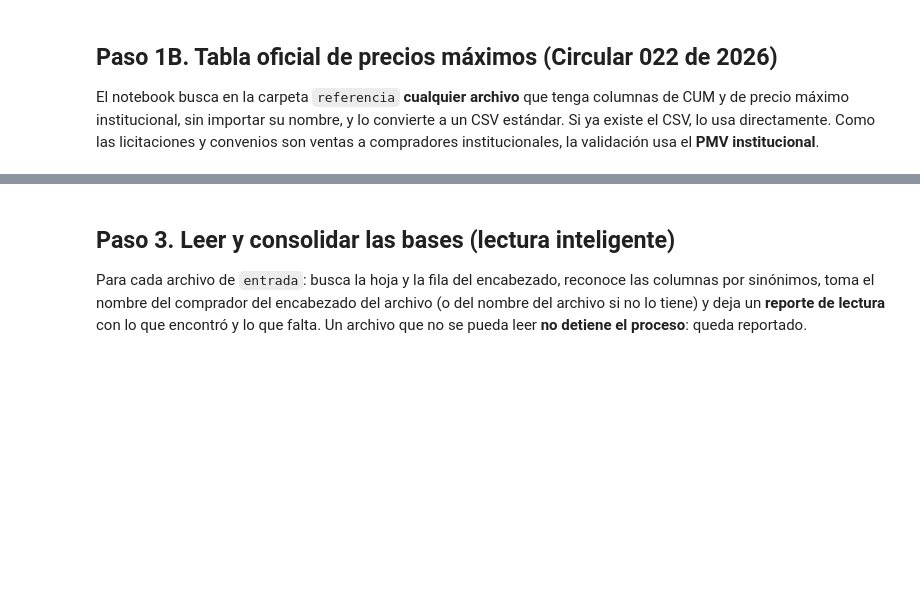
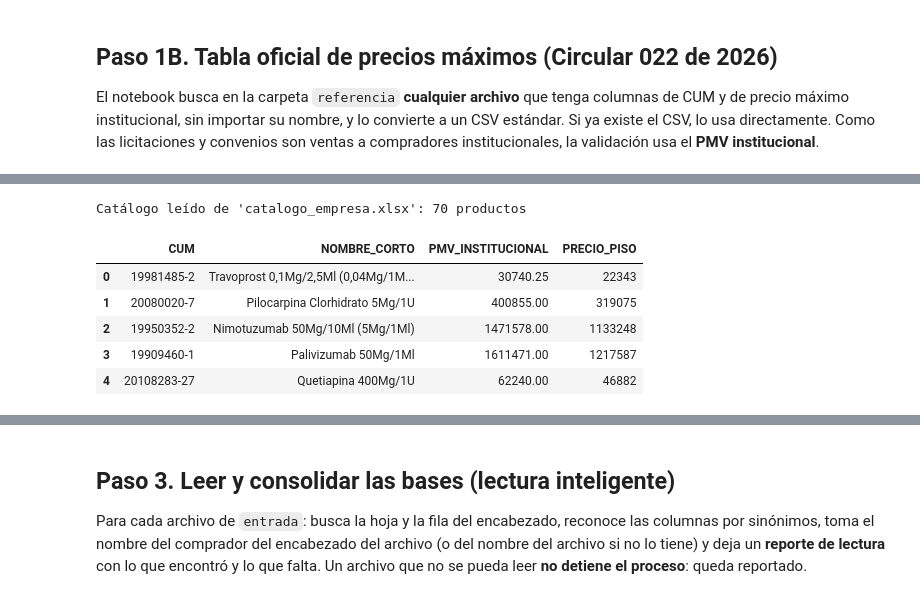
Before and after one commit to ivanherrerabaquero-dev/validacion-precios-medicamentos, a Jupyter notebook: notebooks/proyecto_validacion_precios.ipynb, the cells around one changed output, grey strips where cells are left out. Saved outputs shown, nothing was run; the diff lists cells and outputs as text; code cells hidden in the pictures; blank space fills up the shorter version.

```diff
--- a/notebooks/proyecto_validacion_precios.ipynb
+++ b/notebooks/proyecto_validacion_precios.ipynb
@@ -341,0 +221,33 @@ Archivos en entrada: ['LP-045-2026 propuesta economica Guayacan.xlsx', 'Oferta_R
+# %%
+SINONIMOS_CATALOGO = {
+    "CUM": ["CUM", "CODIGO CUM", "CUM IUM"],
+    "PRECIO_PISO": ["PRECIO PISO", "COSTO", "PRECIO MINIMO", "COSTO UNITARIO", "PISO"],
+    "NOMBRE_CORTO": ["NOMBRE CORTO", "PRINCIPIO ACTIVO", "NOMBRE GENERICO"],
+}
+cat_archivo = None
+for f in sorted(glob.glob("data/referencia/*")):
+    if f.lower().endswith(EXTENSIONES) and not os.path.basename(f).startswith("~$") and f != RUTA_PMV:
+        ubic = encontrar_tabla(f, SINONIMOS_CATALOGO, ["CUM", "PRECIO_PISO"])
+        if ubic: cat_archivo = (f, ubic); break
+if cat_archivo is None:
+    raise FileNotFoundError("Sube a 'referencia' el catálogo con columnas de CUM y precio piso (catalogo_empresa.xlsx).")
+f, ubic = cat_archivo
+crudo = leer_hojas(f)[ubic["hoja"]]
+catalogo = crudo.iloc[ubic["fila"] + 1:].dropna(how="all")
+catalogo.columns = [str(c) for c in crudo.iloc[ubic["fila"]].values]
+catalogo = catalogo[[str(ubic["mapa"][k]) for k in ubic["mapa"]]]; catalogo.columns = list(ubic["mapa"])
+catalogo["CUM"] = catalogo["CUM"].astype(str).str.strip().str.upper()
+catalogo["PRECIO_PISO"] = pd.to_numeric(catalogo["PRECIO_PISO"], errors="coerce")
+catalogo = catalogo.merge(pmv[["CUM", "MEDICAMENTO", "PMV_INSTITUCIONAL"]].drop_duplicates("CUM"), on="CUM", how="left")
+if "NOMBRE_CORTO" not in catalogo:
+    catalogo["NOMBRE_CORTO"] = catalogo["MEDICAMENTO"].str.split(" - ").str[1].fillna(catalogo["MEDICAMENTO"]).str.title()
+print(f"Catálogo leído de '{os.path.basename(f)}': {len(catalogo)} productos")
+catalogo[["CUM", "NOMBRE_CORTO", "PMV_INSTITUCIONAL", "PRECIO_PISO"]].head()
+# %% [output]
+Catálogo leído de 'catalogo_empresa.xlsx': 70 productos
+|  | CUM | NOMBRE_CORTO | PMV_INSTITUCIONAL | PRECIO_PISO |
+| 0 | 19981485-2 | Travoprost 0,1Mg/2,5Ml (0,04Mg/1M... | 30740.25 | 22343 |
+| 1 | 20080020-7 | Pilocarpina Clorhidrato 5Mg/1U | 400855.00 | 319075 |
+| 2 | 19950352-2 | Nimotuzumab 50Mg/10Ml (5Mg/1Ml) | 1471578.00 | 1133248 |
+| 3 | 19909460-1 | Palivizumab 50Mg/1Ml | 1611471.00 | 1217587 |
+| 4 | 20108283-27 | Quetiapina 400Mg/1U | 62240.00 | 46882 |
```
Also changed, not shown: parts of 21 cells of this notebook, 19 other files.
